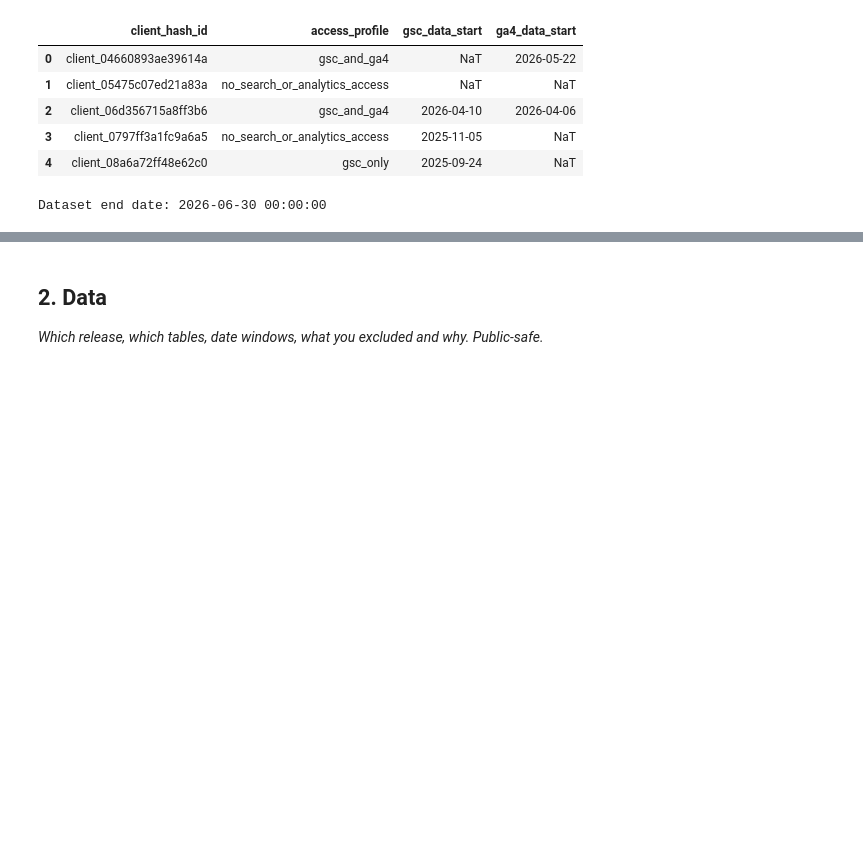
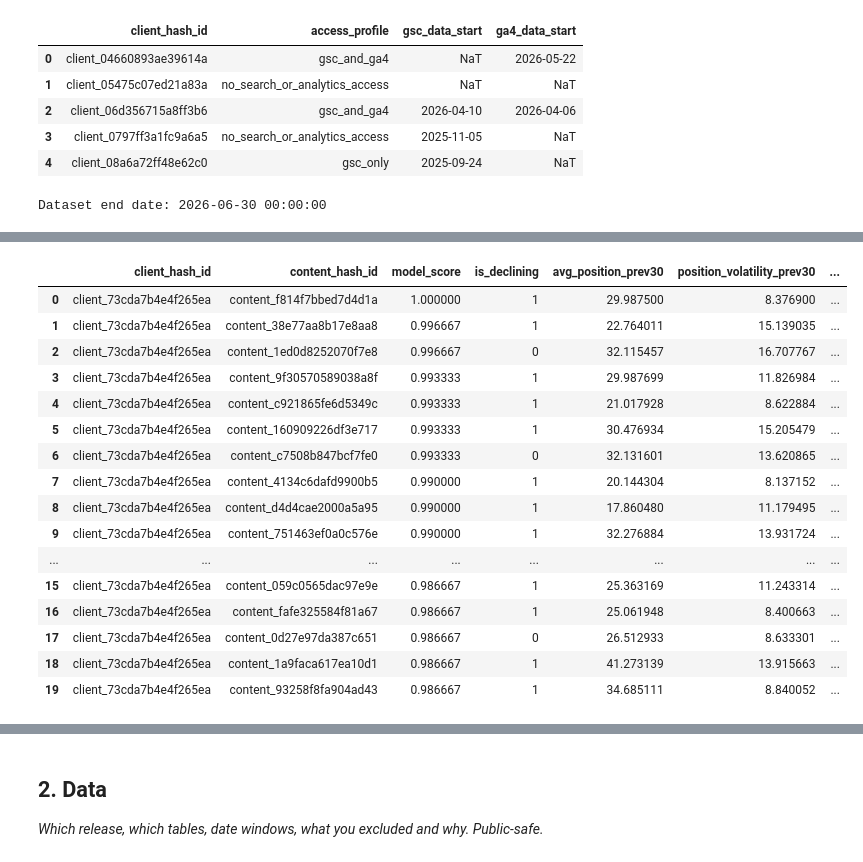
Before and after one commit to suha-2004/flyrank-ml-internship, a Jupyter notebook: work/notebooks/capstone.ipynb, the cells around one changed output, grey strips where cells are left out. Drawn from its saved outputs; the diff is of its cells as text; code cells hidden in the pictures; blank space fills up the shorter version.

```diff
--- a/work/notebooks/capstone.ipynb
+++ b/work/notebooks/capstone.ipynb
@@ -206,0 +1079,19 @@ features.head()
+# %%
+final_feature_cols = [
+    "impressions_prev30",
+    "clicks_prev30",
+    "ctr_prev30",
+    "avg_position_prev30",
+    "position_volatility_prev30",
+    "ga4_sessions_prev30",
+    "engaged_sessions_prev30",
+    "referral_sessions_prev30",
+    "ai_sessions_prev30",
+    "engagement_rate_prev30"
+]
+
+final_model_data = final_data.dropna(
+    subset=final_feature_cols
+).copy()
+
+print(f"Rows after removing missing values: {len(final_model_data):,}")
@@ -206,0 +1470,42 @@ features.head()
+# %%
+# Create ranked recommendations from the client-held-out test set
+
+recommendations = final_test[
+    [
+        "client_hash_id",
+        "content_hash_id",
+        "model_score",
+        "is_declining",
+        "avg_position_prev30",
+        "position_volatility_prev30",
+        "impressions_prev30",
+        "ctr_prev30"
+    ]
+].copy()
+
+recommendations = recommendations.sort_values(
+    "model_score",
+    ascending=False
+).reset_index(drop=True)
+
+recommendations["rank"] = recommendations.index + 1
+
+recommendations.head(20)
+# %% [output]
+|  | client_hash_id | content_hash_id | model_score | is_declining | avg_position_prev30 | position_volatility_prev30 | ... |
+| 0 | client_73cda7b4e4f265ea | content_f814f7bbed7d4d1a | 1.000000 | 1 | 29.987500 | 8.376900 | ... |
+| 1 | client_73cda7b4e4f265ea | content_38e77aa8b17e8aa8 | 0.996667 | 1 | 22.764011 | 15.139035 | ... |
+| 2 | client_73cda7b4e4f265ea | content_1ed0d8252070f7e8 | 0.996667 | 0 | 32.115457 | 16.707767 | ... |
+| 3 | client_73cda7b4e4f265ea | content_9f30570589038a8f | 0.993333 | 1 | 29.987699 | 11.826984 | ... |
+| 4 | client_73cda7b4e4f265ea | content_c921865fe6d5349c | 0.993333 | 1 | 21.017928 | 8.622884 | ... |
+| 5 | client_73cda7b4e4f265ea | content_160909226df3e717 | 0.993333 | 1 | 30.476934 | 15.205479 | ... |
+| 6 | client_73cda7b4e4f265ea | content_c7508b847bcf7fe0 | 0.993333 | 0 | 32.131601 | 13.620865 | ... |
+| 7 | client_73cda7b4e4f265ea | content_4134c6dafd9900b5 | 0.990000 | 1 | 20.144304 | 8.137152 | ... |
+| 8 | client_73cda7b4e4f265ea | content_d4d4cae2000a5a95 | 0.990000 | 1 | 17.860480 | 11.179495 | ... |
+| 9 | client_73cda7b4e4f265ea | content_751463ef0a0c576e | 0.990000 | 1 | 32.276884 | 13.931724 | ... |
+| ... | ... | ... | ... | ... | ... | ... | ... |
+| 15 | client_73cda7b4e4f265ea | content_059c0565dac97e9e | 0.986667 | 1 | 25.363169 | 11.243314 | ... |
+| 16 | client_73cda7b4e4f265ea | content_fafe325584f81a67 | 0.986667 | 1 | 25.061948 | 8.400663 | ... |
+| 17 | client_73cda7b4e4f265ea | content_0d27e97da387c651 | 0.986667 | 0 | 26.512933 | 8.633301 | ... |
+| 18 | client_73cda7b4e4f265ea | content_1a9faca617ea10d1 | 0.986667 | 1 | 41.273139 | 13.915663 | ... |
+| 19 | client_73cda7b4e4f265ea | content_93258f8fa904ad43 | 0.986667 | 1 | 34.685111 | 8.840052 | ... |
```
Also changed, not shown: parts of 58 cells of this notebook.
